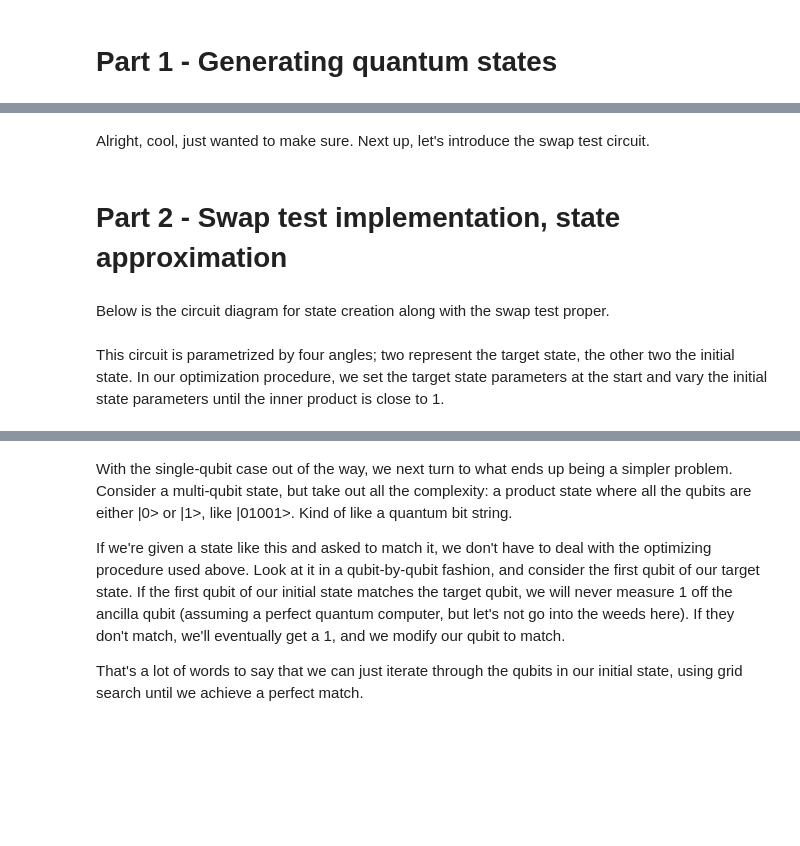
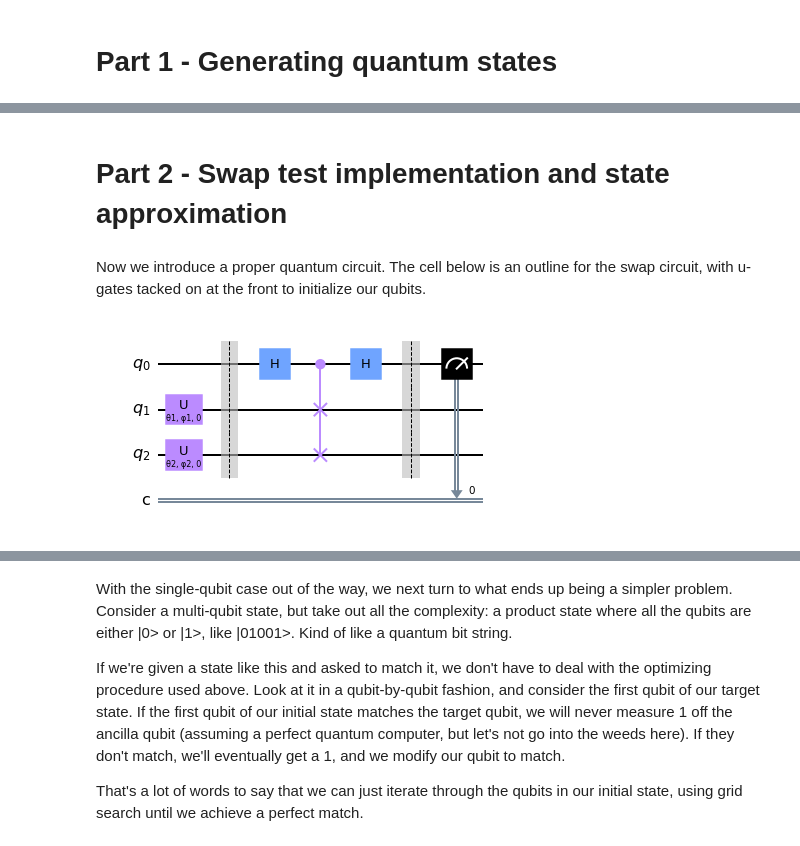
Before and after one commit to jrbarnett96/SwapTest, a Jupyter notebook: SwapTest.ipynb, the cells around one changed output, grey strips where cells are left out. Saved outputs shown, nothing was run; the diff lists cells and outputs as text; code cells hidden in the pictures; blank space fills up the shorter version.

```diff
--- a/SwapTest.ipynb
+++ b/SwapTest.ipynb
@@ -57,27 +54,24 @@ ani.save('bloch_sphere.mp4', fps=15)
-# %% [markdown]
-Alright, cool, just wanted to make sure. Next up, let's introduce the swap test circuit.
 # %% [markdown]
-# Part 2 - Swap test implementation, state approximation
+# Part 2 - Swap test implementation and state approximation
-# %% [markdown]
-Below is the circuit diagram for state creation along with the swap test proper.
+# %% [markdown]
+Now we introduce a proper quantum circuit. The cell below is an outline for the swap circuit, with u-gates tacked on at the front to initialize our qubits.
 # %%
-### Swap test ###
+### The basic swap test circuit ###
 
-from qiskit.circuit import Parameter
+theta1 = Parameter('θ1')
+phi1 = Parameter('φ1')
+theta2 = Parameter('θ2')
+phi2 = Parameter('φ2')
 
-theta1 = Parameter('t1')
-phi1 = Parameter('p1')
-theta2 = Parameter('t2')
-phi2 = Parameter('p2')
-
-qc = QuantumCircuit(3, 1) # 1 classical register to store the test result
+qc = QuantumCircuit(3, 1)
 qc.u(theta1, phi1, 0, 1)
 qc.u(theta2, phi2, 0, 2)
 qc.barrier()
 qc.h(0)
 qc.cswap(0, 1, 2)
 qc.h(0)
+qc.barrier()
 qc.measure(0, 0)
-qc.draw()
+qc.draw('mpl')
+# %% [output]
+[figure, added]
-# %% [markdown]
-This circuit is parametrized by four angles; two represent the target state, the other two the initial state. In our optimization procedure, we set the target state parameters at the start and vary the initial state parameters until the inner product is close to 1.
```
Also changed, not shown: parts of 21 cells of this notebook, 1 other file.
